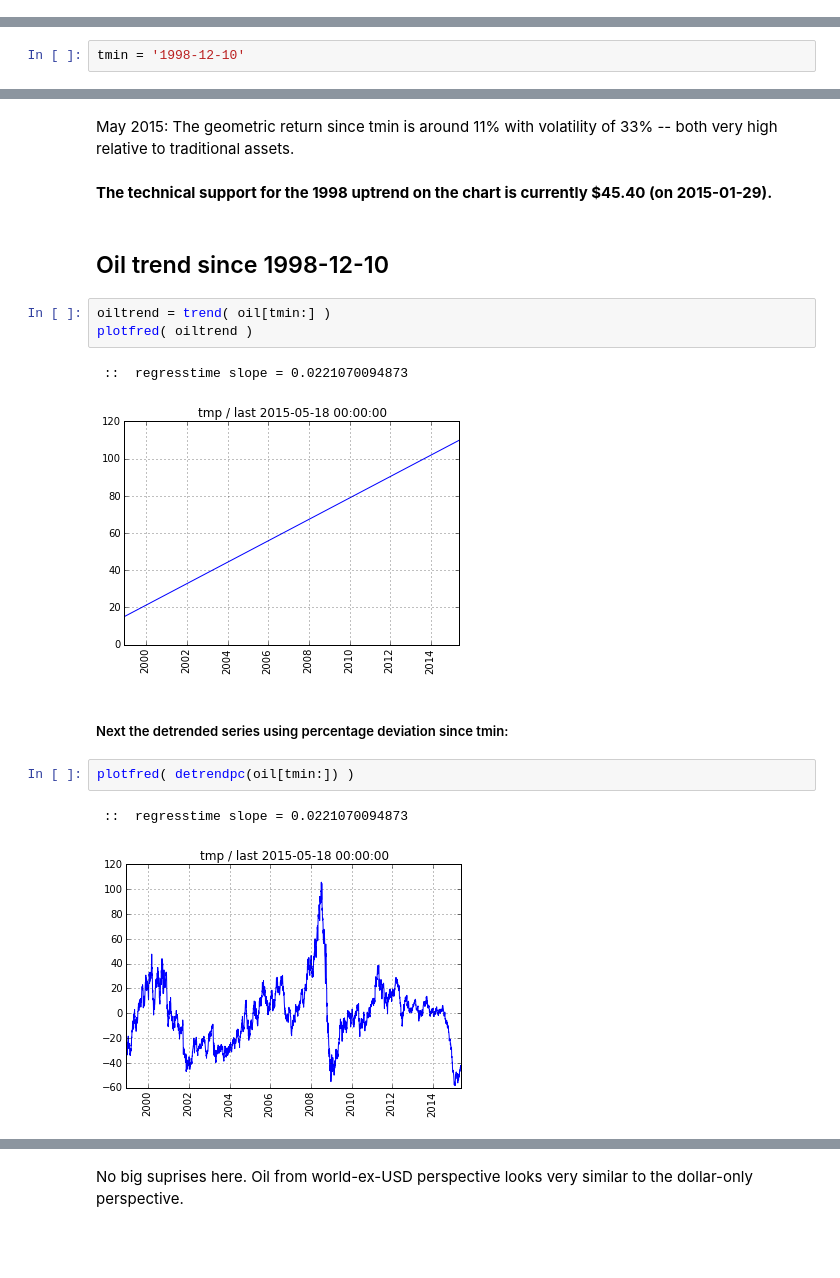
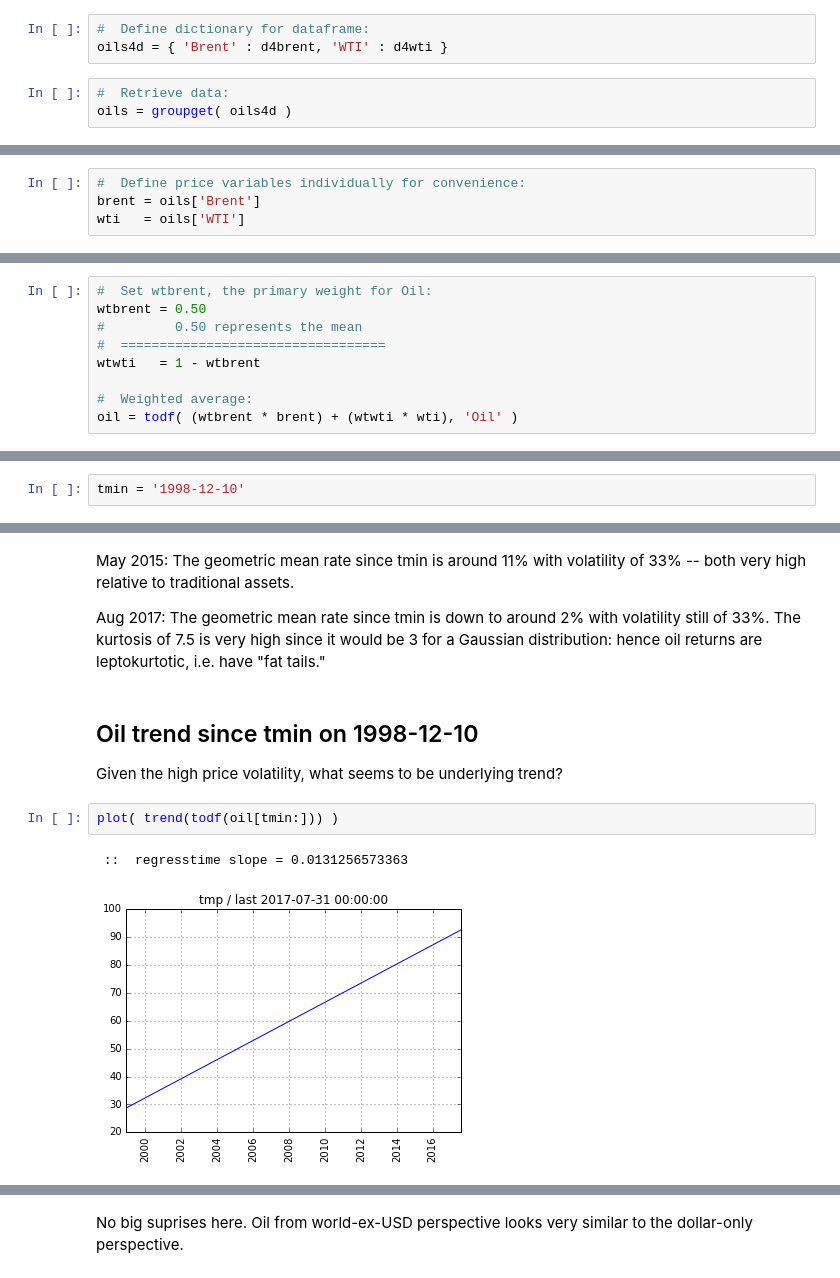
Before and after one commit to rsvp/fecon235, a Jupyter notebook: nb/fred-oil-brent-wti.ipynb, the cells around one changed output, grey strips where cells are left out. Saved outputs shown, nothing was run; the diff lists cells and outputs as text; blank space fills up the shorter version.

Commit message:
nb/fred-oil-brent-wti.ipynb: Fix #2 and revise expo
New intro re: Petrochemical background.
Introduce Boltzmann portfolio of oils.

```diff
--- a/nb/fred-oil-brent-wti.ipynb
+++ b/nb/fred-oil-brent-wti.ipynb
@@ -139,0 +117,6 @@ Y  1
+# %%
+#  Define dictionary for dataframe:
+oils4d = { 'Brent' : d4brent, 'WTI' : d4wti }
+# %%
+#  Retrieve data:
+oils = groupget( oils4d )
@@ -139,0 +127,4 @@ Y  1
+# %%
+#  Define price variables individually for convenience:
+brent = oils['Brent']
+wti   = oils['WTI']
@@ -139,0 +149,9 @@ Y  1
+# %%
+#  Set wtbrent, the primary weight for Oil:
+wtbrent = 0.50
+#         0.50 represents the mean
+#  ==================================
+wtwti   = 1 - wtbrent
+
+#  Weighted average:
+oil = todf( (wtbrent * brent) + (wtwti * wti), 'Oil' )
@@ -146,19 +239,18 @@ georet( oil[tmin:] )
 # %% [markdown]
-May 2015: The geometric return since tmin is around 11% with volatility of 33% -- both very high relative to traditional assets.
+May 2015: The geometric mean rate since tmin is around 11%
+with volatility of 33% -- both very high relative to traditional assets.
+
+Aug 2017: The geometric mean rate since tmin is down to around 2%
+with volatility still of 33%. The kurtosis of 7.5 is very high
+since it would be 3 for a Gaussian distribution:
+hence oil returns are leptokurtotic, i.e. have "fat tails."
-# %% [markdown]
-**The technical support for the 1998 uptrend on the chart is currently $45.40 (on 2015-01-29).**
 # %% [markdown]
-## Oil trend since 1998-12-10
+## Oil trend since tmin on 1998-12-10
+
+Given the high price volatility,
+what seems to be underlying trend?
 # %%
-oiltrend = trend( oil[tmin:] )
-plotfred( oiltrend )
+plot( trend(todf(oil[tmin:])) )
 # %% [output]
- ::  regresstime slope = 0.0221070094873
+ ::  regresstime slope = 0.0131256573363
-[figure, old version]
+[figure, new version]
-# %% [markdown]
-##### Next the detrended series using percentage deviation since tmin:
-# %%
-plotfred( detrendpc(oil[tmin:]) )
-# %% [output]
- ::  regresstime slope = 0.0221070094873
-[figure, removed]
```
Also changed, not shown: parts of 62 cells of this notebook.
